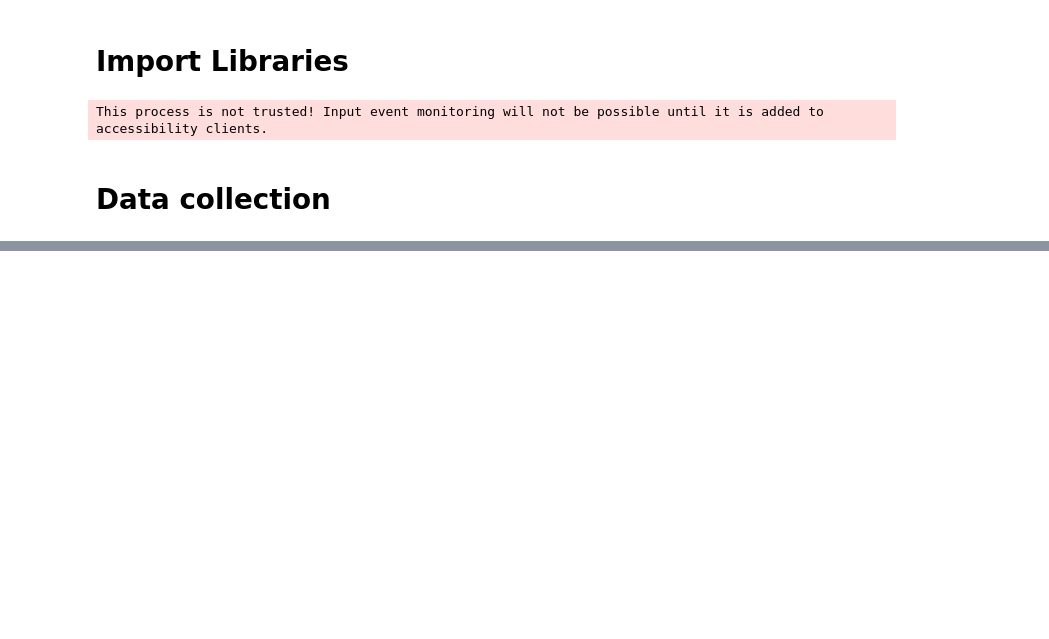
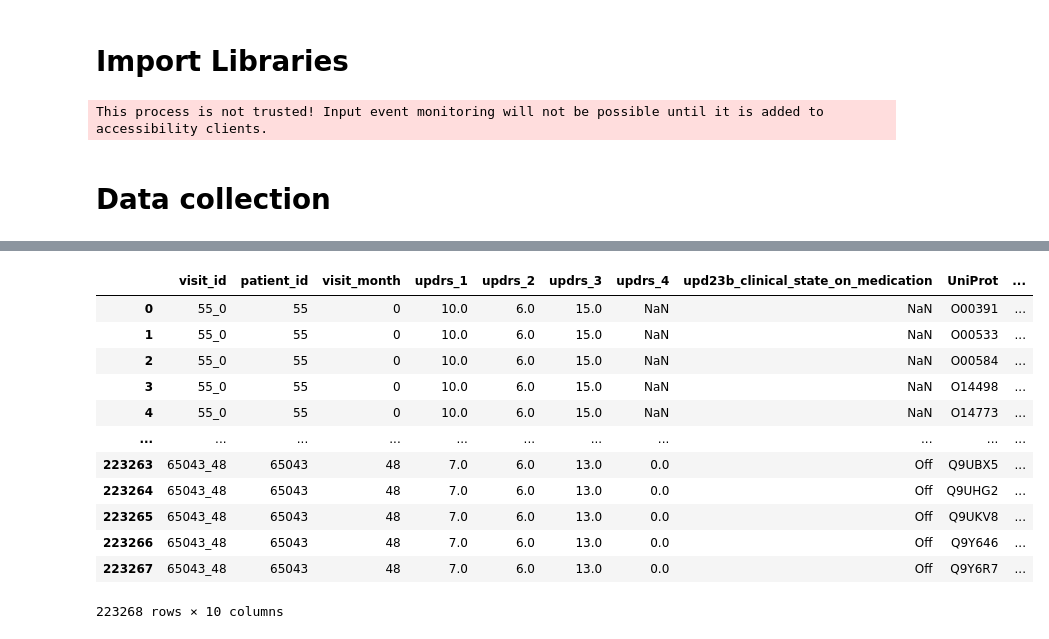
Before and after one commit to ziad1988/amp-kaggle, a Jupyter notebook: notebooks/EDA - AMP.ipynb, the cells around one changed output, grey strips where cells are left out. Drawn from its saved outputs; the diff is of its cells as text; code cells hidden in the pictures; blank space fills up the shorter version.

```diff
--- a/notebooks/EDA - AMP.ipynb
+++ b/notebooks/EDA - AMP.ipynb
@@ -41,5 +41,7 @@ import pandas as pd
 import pandasgui
 # %% [output]
 This process is not trusted! Input event monitoring will not be possible until it is added to accessibility clients.
+# %%
+pd.options.display.max_columns=100
 # %% [markdown]
 # Data collection
@@ -81,0 +430,18 @@ SyntaxError: unterminated string literal (detected at line 1)
+# %%
+train_first_merge = pd.merge(train_clinical_data, train_proteins, on=['visit_id', 'visit_month', 'patient_id'])
+# %%
+train_first_merge
+# %% [output]
+|  | visit_id | patient_id | visit_month | updrs_1 | updrs_2 | updrs_3 | updrs_4 | upd23b_clinical_state_on_medication | UniProt | ... |
+| 0 | 55_0 | 55 | 0 | 10.0 | 6.0 | 15.0 | NaN | NaN | O00391 | ... |
+| 1 | 55_0 | 55 | 0 | 10.0 | 6.0 | 15.0 | NaN | NaN | O00533 | ... |
+| 2 | 55_0 | 55 | 0 | 10.0 | 6.0 | 15.0 | NaN | NaN | O00584 | ... |
+| 3 | 55_0 | 55 | 0 | 10.0 | 6.0 | 15.0 | NaN | NaN | O14498 | ... |
+| 4 | 55_0 | 55 | 0 | 10.0 | 6.0 | 15.0 | NaN | NaN | O14773 | ... |
+| ... | ... | ... | ... | ... | ... | ... | ... | ... | ... | ... |
+| 223263 | 65043_48 | 65043 | 48 | 7.0 | 6.0 | 13.0 | 0.0 | Off | Q9UBX5 | ... |
+| 223264 | 65043_48 | 65043 | 48 | 7.0 | 6.0 | 13.0 | 0.0 | Off | Q9UHG2 | ... |
+| 223265 | 65043_48 | 65043 | 48 | 7.0 | 6.0 | 13.0 | 0.0 | Off | Q9UKV8 | ... |
+| 223266 | 65043_48 | 65043 | 48 | 7.0 | 6.0 | 13.0 | 0.0 | Off | Q9Y646 | ... |
+| 223267 | 65043_48 | 65043 | 48 | 7.0 | 6.0 | 13.0 | 0.0 | Off | Q9Y6R7 | ... |
+223268 rows × 10 columns
```
Also changed, not shown: parts of 65 cells of this notebook.
